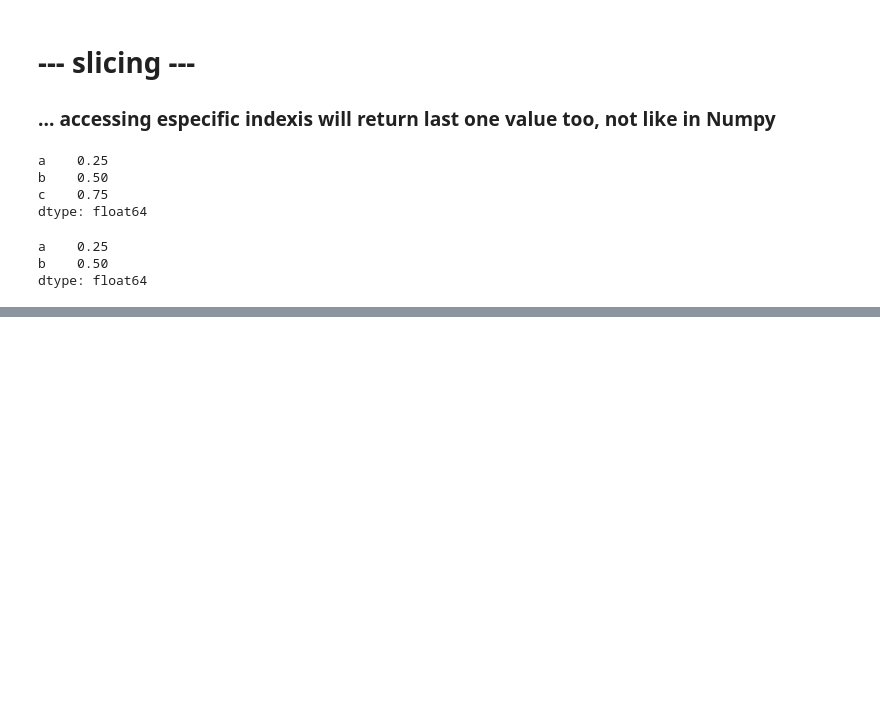
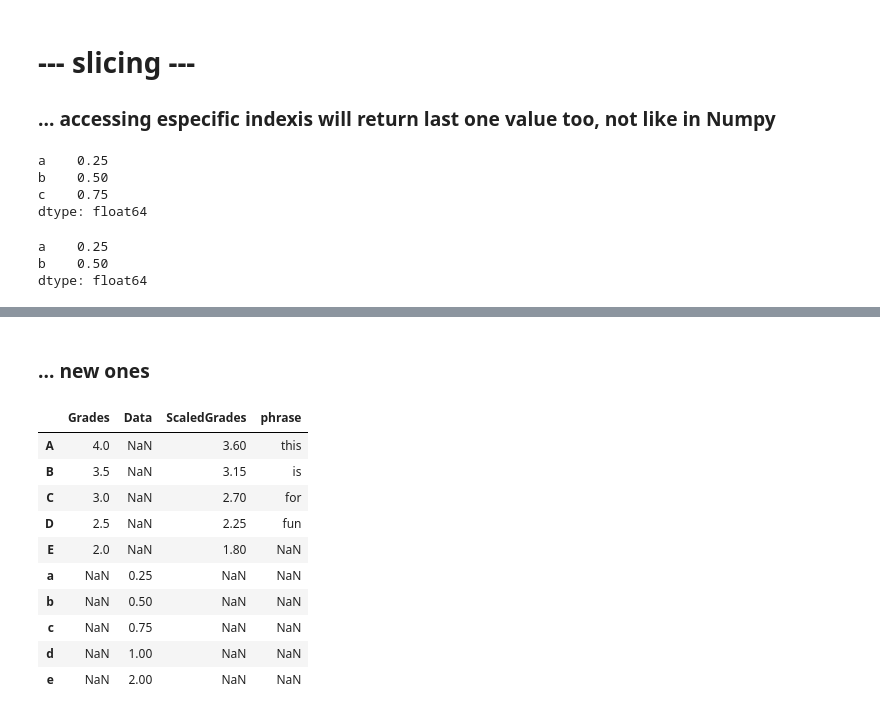
Before and after one commit to ortizfram/dataEngenieerFreeCodeCamp, a Jupyter notebook: MasteringPythonZeroToHero_part2.ipynb, the cells around one changed output, grey strips where cells are left out. Cells and saved outputs as stored; diff of their text form; code cells hidden in the pictures; blank space fills up the shorter version.

Commit message:
Add files via upload
Pandas : adding columns (new ones)

```diff
--- a/MasteringPythonZeroToHero_part2.ipynb
+++ b/MasteringPythonZeroToHero_part2.ipynb
@@ -848,7 +848,7 @@ import pandas as pd
 input :
 #### pd.Series([VALUES], index=[KEYS])
 # %%
-data = pd.Series([0.25,0.5,0.75,1.0], index=['a','b','c','d'])
+data = pd.Series([0.25,0.5,0.75,1.0,2], index=['a','b','c','d','e'])
 # %%
 print(data)
 # %% [output]
@@ -860,7 +861,7 @@ dtype: float64
 # %% [markdown]
 ### ... from other dictionary
 # %%
-gradesDictionary = {'A':4, 'A-':3.5, 'B':3, 'B-':2.5, 'B':2}
+gradesDictionary = {'A':4, 'B':3.5, 'C':3, 'D':2.5, 'E':2}
 
 grades = pd.Series(gradesDictionary)
 grades
@@ -980,0 +1004,4 @@ Index(['Grades', 'Data'], dtype='object')
+# %%
+"""creating new columns with other + formula"""
+D['ScaledGrades'] =90*(D['Grades']/100)
+D
@@ -980,0 +1020,22 @@ Index(['Grades', 'Data'], dtype='object')
+# %% [markdown]
+### ... new ones
+# %%
+"""creating dictionary"""
+forFun = {'A':'this','B':'is','C':'for','D':'fun'}
+"""making dictionary a Pandas Serie, and making data frame"""
+fun = pd.DataFrame(pd.Series(forFun))
+"""adding to D"""
+D['phrase'] = fun
+D
+# %% [output]
+|  | Grades | Data | ScaledGrades | phrase |
+| A | 4.0 | NaN | 3.60 | this |
+| B | 3.5 | NaN | 3.15 | is |
+| C | 3.0 | NaN | 2.70 | for |
+| D | 2.5 | NaN | 2.25 | fun |
+| E | 2.0 | NaN | 1.80 | NaN |
+| a | NaN | 0.25 | NaN | NaN |
+| b | NaN | 0.50 | NaN | NaN |
+| c | NaN | 0.75 | NaN | NaN |
+| d | NaN | 1.00 | NaN | NaN |
+| e | NaN | 2.00 | NaN | NaN |
```
Also changed, not shown: parts of 26 cells of this notebook.
